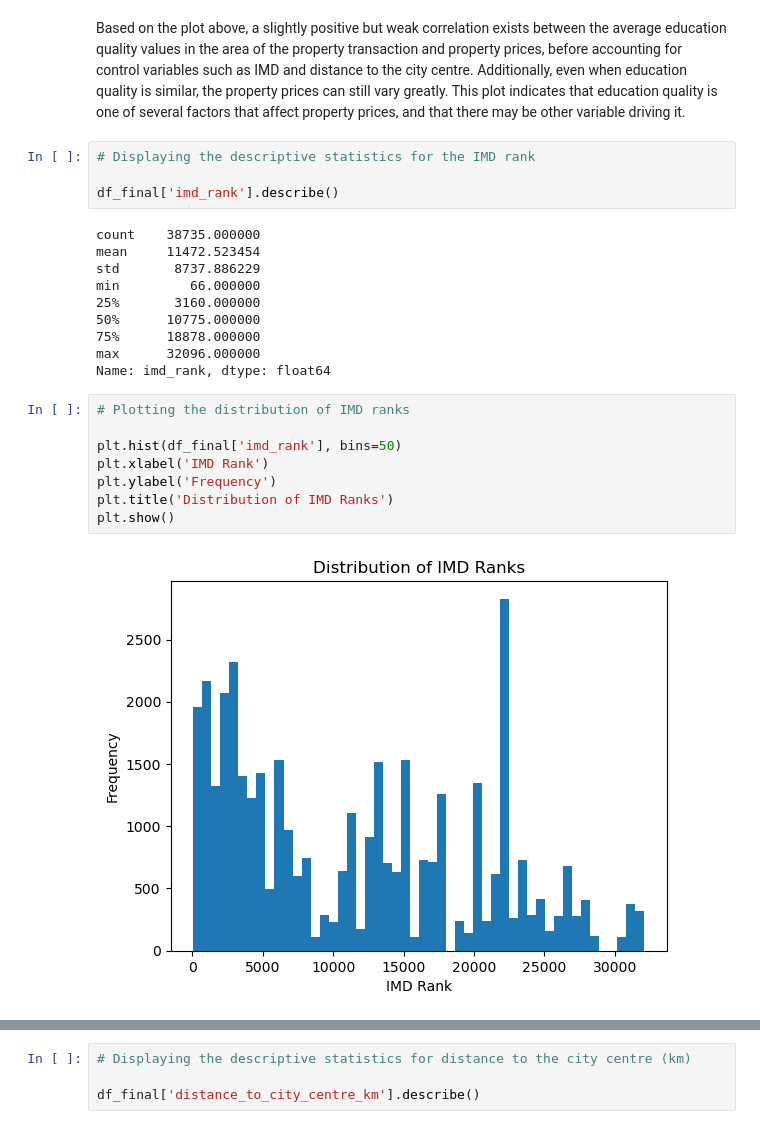
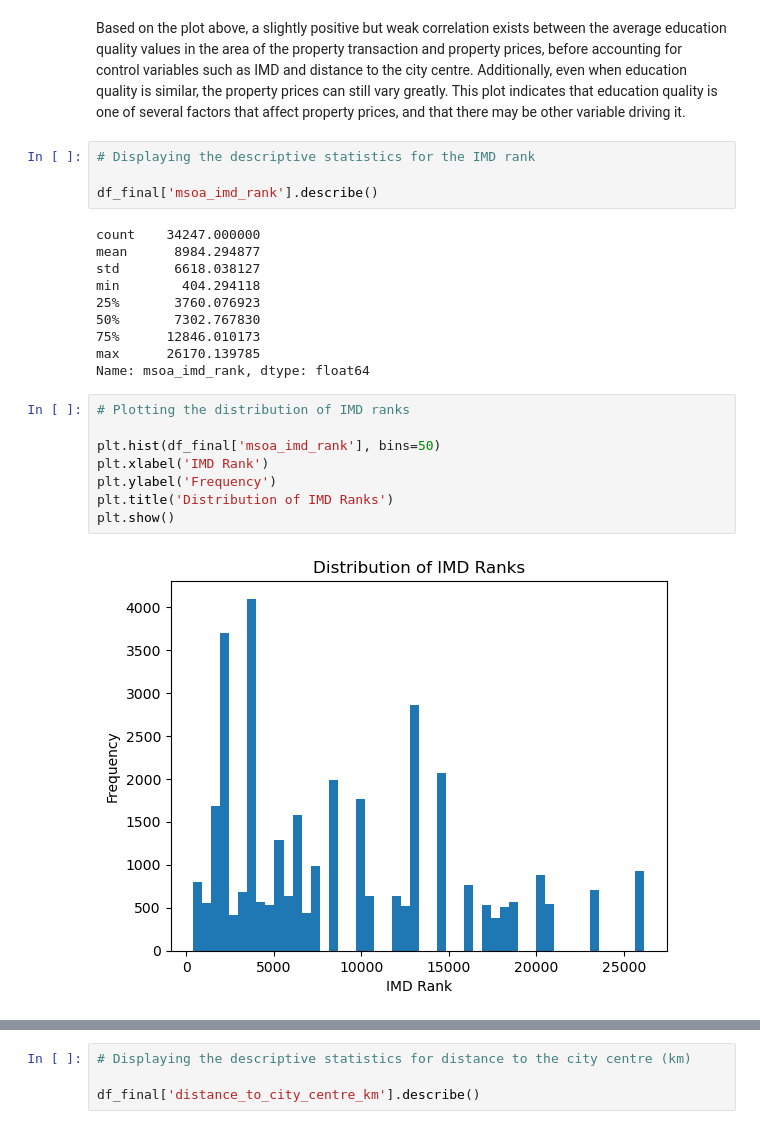
Before and after one commit to jonathanskuy/manchester-property-vs-education, a Jupyter notebook: notebooks/manchester_property_vs_education.ipynb, the cells around one changed output, grey strips where cells are left out. Cells and saved outputs as stored; diff of their text form.

```diff
--- a/notebooks/manchester_property_vs_education.ipynb
+++ b/notebooks/manchester_property_vs_education.ipynb
@@ -1200,25 +1204,25 @@ Based on the plot above, a slightly positive but weak correlation exists between
 # %%
 # Displaying the descriptive statistics for the IMD rank
 
-df_final['imd_rank'].describe()
+df_final['msoa_imd_rank'].describe()
 # %% [output]
-count    38735.000000
-mean     11472.523454
-std       8737.886229
-min         66.000000
-25%       3160.000000
-50%      10775.000000
-75%      18878.000000
-max      32096.000000
-Name: imd_rank, dtype: float64
+count    34247.000000
+mean      8984.294877
+std       6618.038127
+min        404.294118
+25%       3760.076923
+50%       7302.767830
+75%      12846.010173
+max      26170.139785
+Name: msoa_imd_rank, dtype: float64
 # %%
 # Plotting the distribution of IMD ranks
 
-plt.hist(df_final['imd_rank'], bins=50)
+plt.hist(df_final['msoa_imd_rank'], bins=50)
 plt.xlabel('IMD Rank')
 plt.ylabel('Frequency')
 plt.title('Distribution of IMD Ranks')
 plt.show()
 # %% [output]
-[figure, old version]
+[figure, new version]
 # %% [markdown]
```
Also changed, not shown: parts of 19 cells of this notebook, 2 other files.
